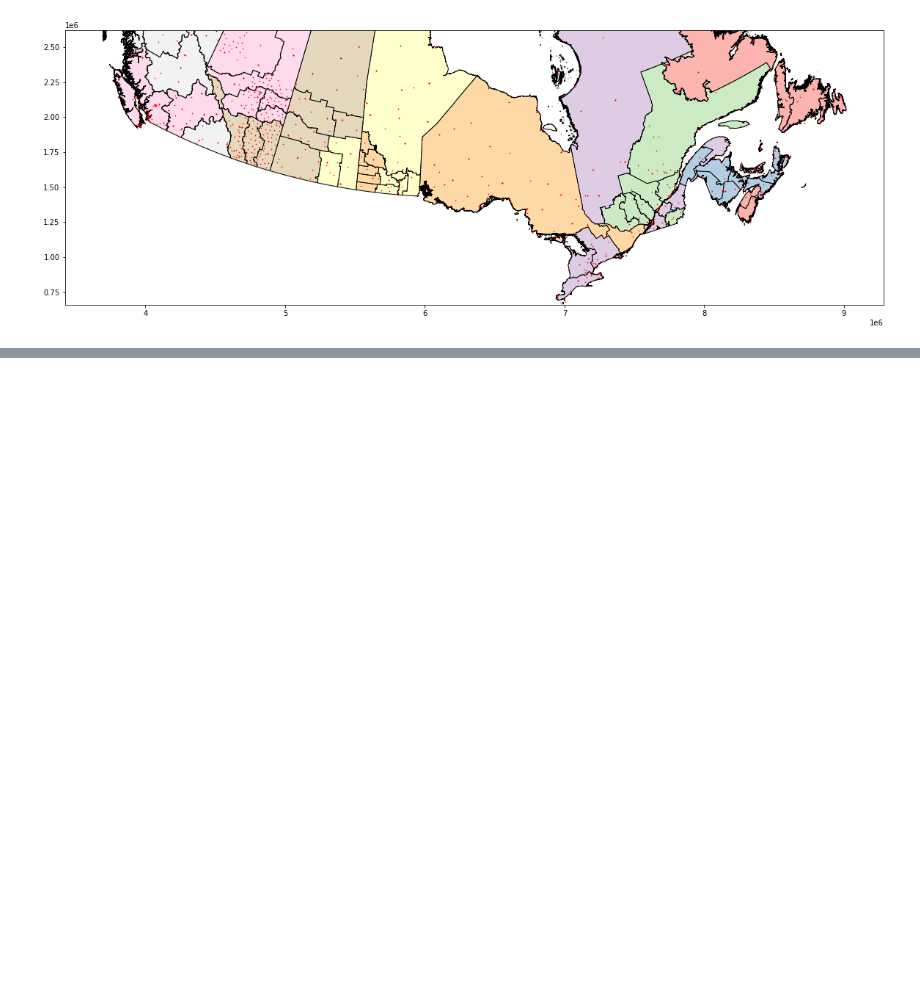
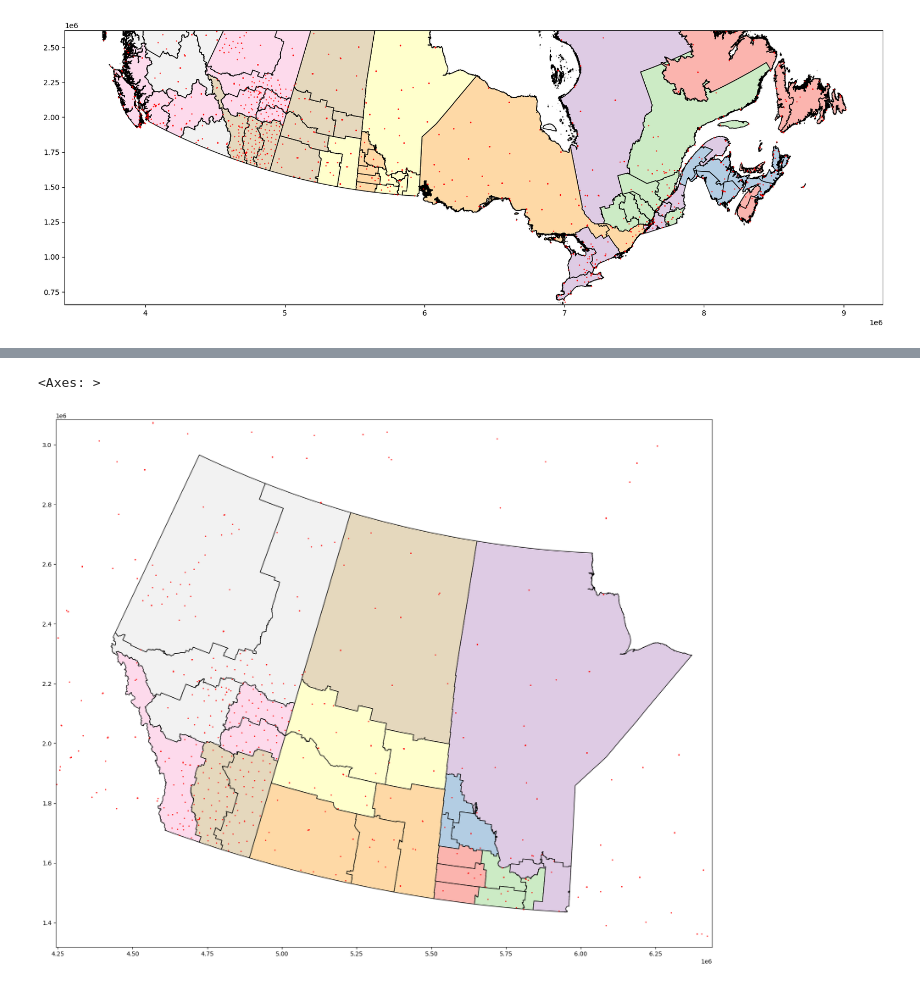
Before and after one commit to ChromaticPanic/CGC_Grain_Outcome_Predictions, a Jupyter notebook: src/WeatherStation/Data_step csv import geo boundaries stations.ipynb, the cells around one changed output, grey strips where cells are left out. Drawn from its saved outputs; the diff is of its cells as text; code cells hidden in the pictures; blank space fills up the shorter version.

Commit message:
region assignment needs fix

```diff
--- a/src/WeatherStation/Data_step csv import geo boundaries stations.ipynb
+++ b/src/WeatherStation/Data_step csv import geo boundaries stations.ipynb
@@ -92,0 +81,19 @@ plt.show()
+# %%
+# remove rows with nan
+gdfPruned = gdfRegions.copy(deep=True)
+# keep ab mb sk
+gdfPruned['PRUID'] = gdfPruned['PRUID'].astype(int)
+gdfPruned = gdfPruned.loc[gdfPruned['PRUID'].isin([46,47,48])]
+# %%
+gdfPruned.set_crs("EPSG:4326", allow_override=True)
+gdfProjected = gdfPruned.to_crs("EPSG:3347")
+# %%
+# plot stations vs projected regions
+fig, ax = plt.subplots(figsize=(20, 20))
+ax.set_ylim(miny*2, maxy/1.7)
+ax.set_xlim(minx*1.15, maxx/1.4)
+gdfProjected.plot(ax=ax, cmap='Pastel1', edgecolor='black')
+gdfStationsHly.plot(ax=ax, color='red', markersize=1)
+# %% [output]
+<Axes: >
+[figure, added]
```
Also changed, not shown: parts of 23 cells of this notebook, 1 other file.
